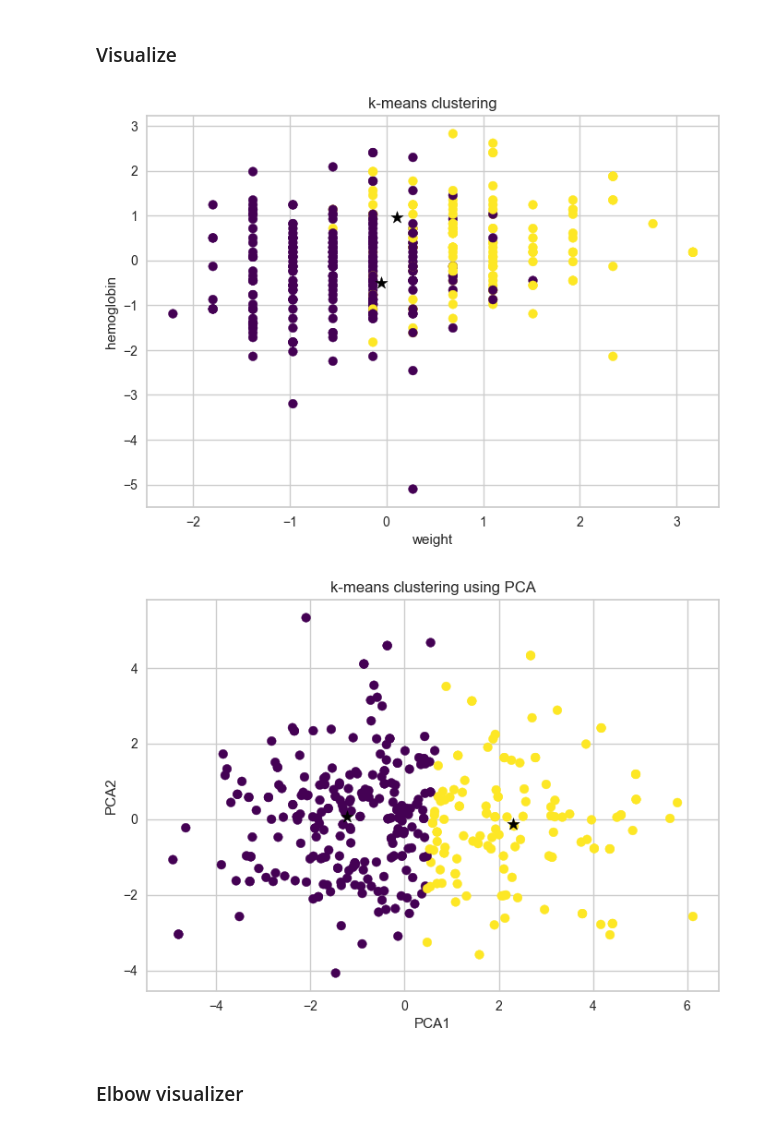
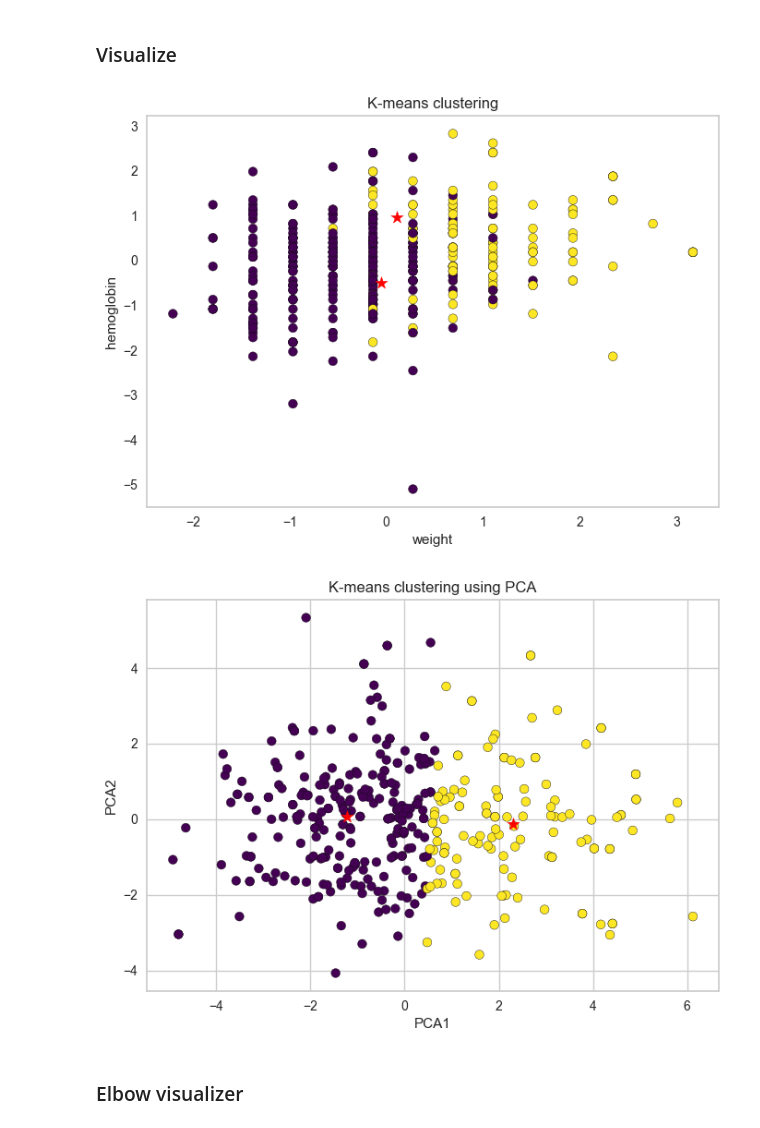
Before and after one commit to balooooooooo/machine_learning_1_coursework, a Jupyter notebook: clustering.ipynb, the cells around one changed output. Cells and saved outputs as stored; diff of their text form; code cells hidden in the pictures.

```diff
--- a/clustering.ipynb
+++ b/clustering.ipynb
@@ -29,22 +31,23 @@ centers_pca = kmeans_pca.cluster_centers_
 # %% [markdown]
 ### Visualize
 # %%
-plt.scatter(x = clustering_data['weight(kg)'], y = clustering_data['hemoglobin'], c = kmeans.labels_, cmap = 'viridis')
-plt.scatter(centers[:,0], centers[:,1], marker='*', s=100, c='black')
+plt.scatter(x = clustering_data['weight(kg)'], y = clustering_data['hemoglobin'], c = kmeans.labels_, cmap = 'viridis', edgecolors='k')
+plt.scatter(centers[:,0], centers[:,1], marker='*', s=100, c='red')
 plt.title('K-means clustering')
 plt.xlabel('weight')
 plt.ylabel('hemoglobin')
+plt.grid(False)
 plt.show()
 
-plt.scatter(x = clustering_pca['pca1'],y =  clustering_pca['pca2'], c = kmeans_pca.labels_, cmap = 'viridis')
-plt.scatter(centers_pca[:,0], centers_pca[:,1], marker='*', s=100, c='black')
+plt.scatter(x = clustering_pca['pca1'],y =  clustering_pca['pca2'], c = kmeans_pca.labels_, cmap = 'viridis', edgecolors='k')
+plt.scatter(centers_pca[:,0], centers_pca[:,1], marker='*', s=100, c='red')
 plt.title('K-means clustering using PCA')
 plt.xlabel('PCA1')
 plt.ylabel('PCA2')
 plt.show()
 # %% [output]
-[figure, old version]
+[figure, new version]
-[figure, old version]
+[figure, new version]
 # %% [markdown]
 ### Elbow visualizer
 # %%
```
Also changed, not shown: parts of 4 cells of this notebook, 1 other file.
